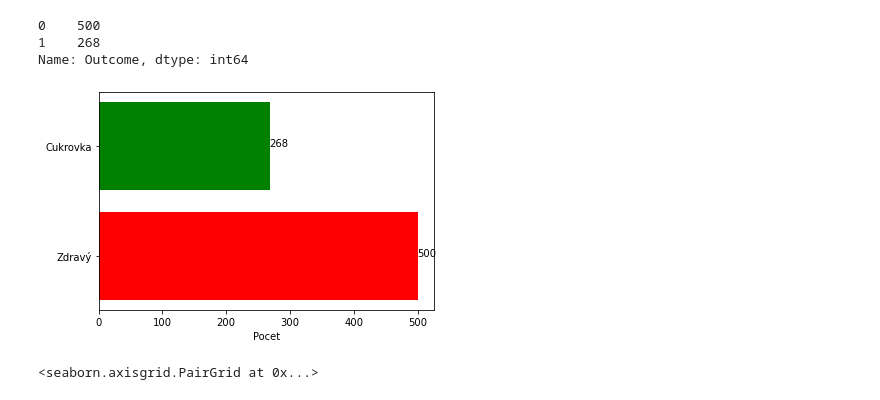
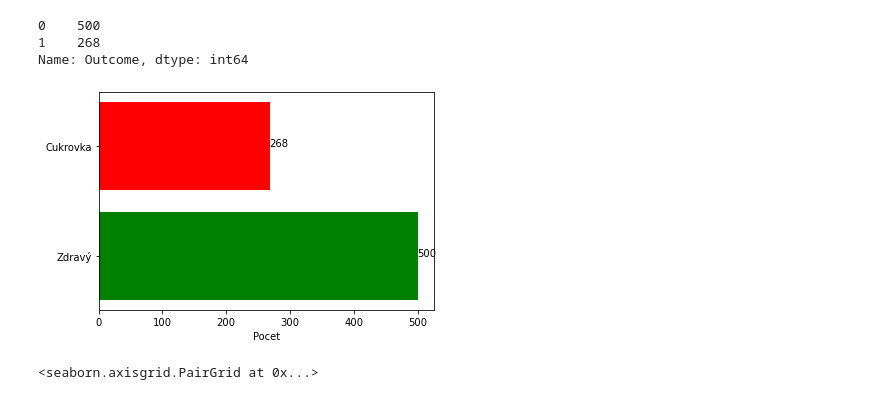
Before and after one commit to mensot/zsembera_NS2021, a Jupyter notebook: zsembera_NS2021.ipynb, the cells around one changed output. Cells and saved outputs as stored; diff of their text form; code cells hidden in the pictures.

```diff
--- a/zsembera_NS2021.ipynb
+++ b/zsembera_NS2021.ipynb
@@ -139,14 +139,14 @@ Name: Outcome, dtype: int64
 # %%
 #vytvorenie grafu pre zobrazenie kolky maju cukrovku v datasete
 labels=["Zdravý","Cukrovka"]
-plt.barh(labels, values, color=['red', 'green'])
+plt.barh(labels, values, color=['green', 'red'])
 plt.xlabel('Pocet')
 for index, value in enumerate(values):
     plt.text(value, index,
              str(value))
 plt.show()
 # %% [output]
-[figure, old version]
+[figure, new version]
 # %%
 #vizualizacia dat v datasetu
 sns.pairplot(data, hue="Outcome", palette="pastel")
```
Also changed, not shown: parts of 7 cells of this notebook, 1 other file.
